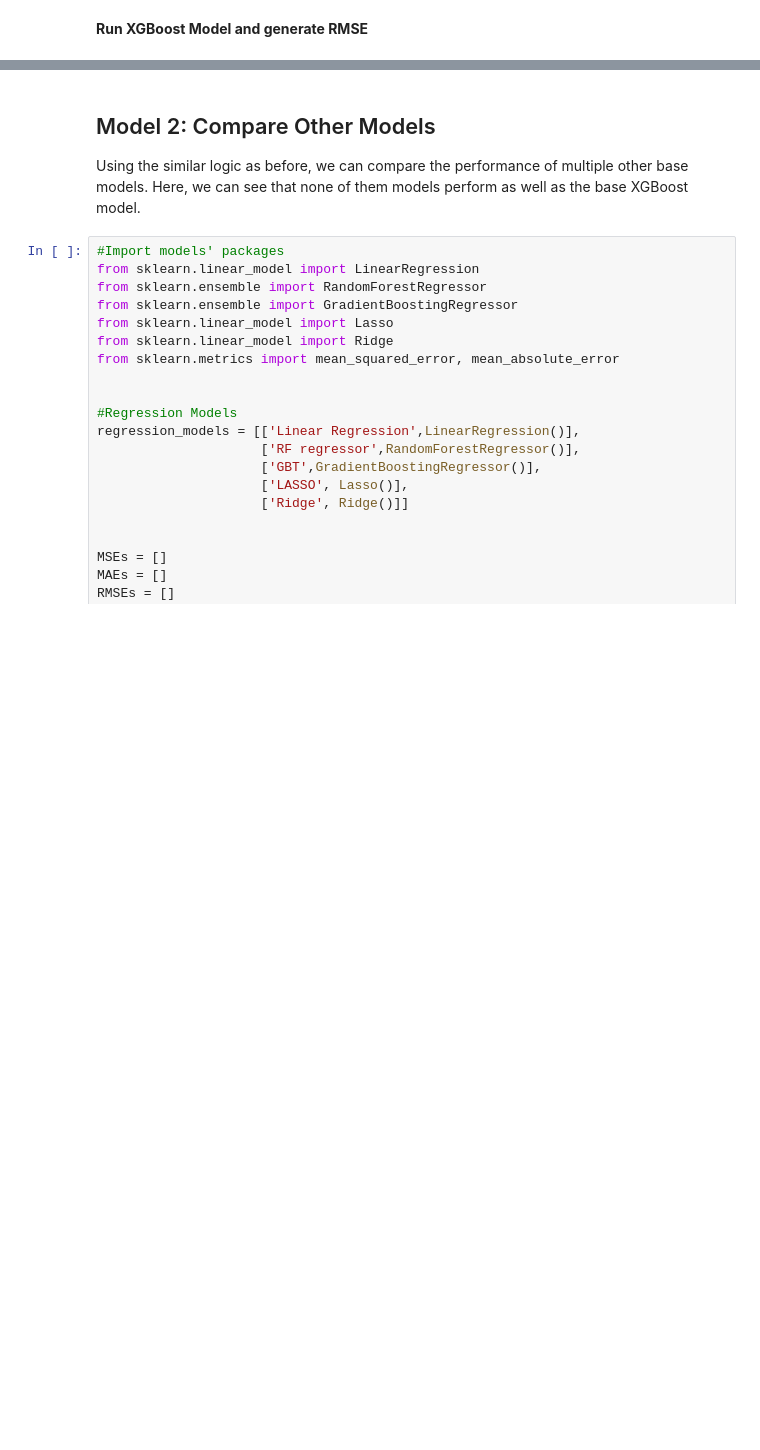
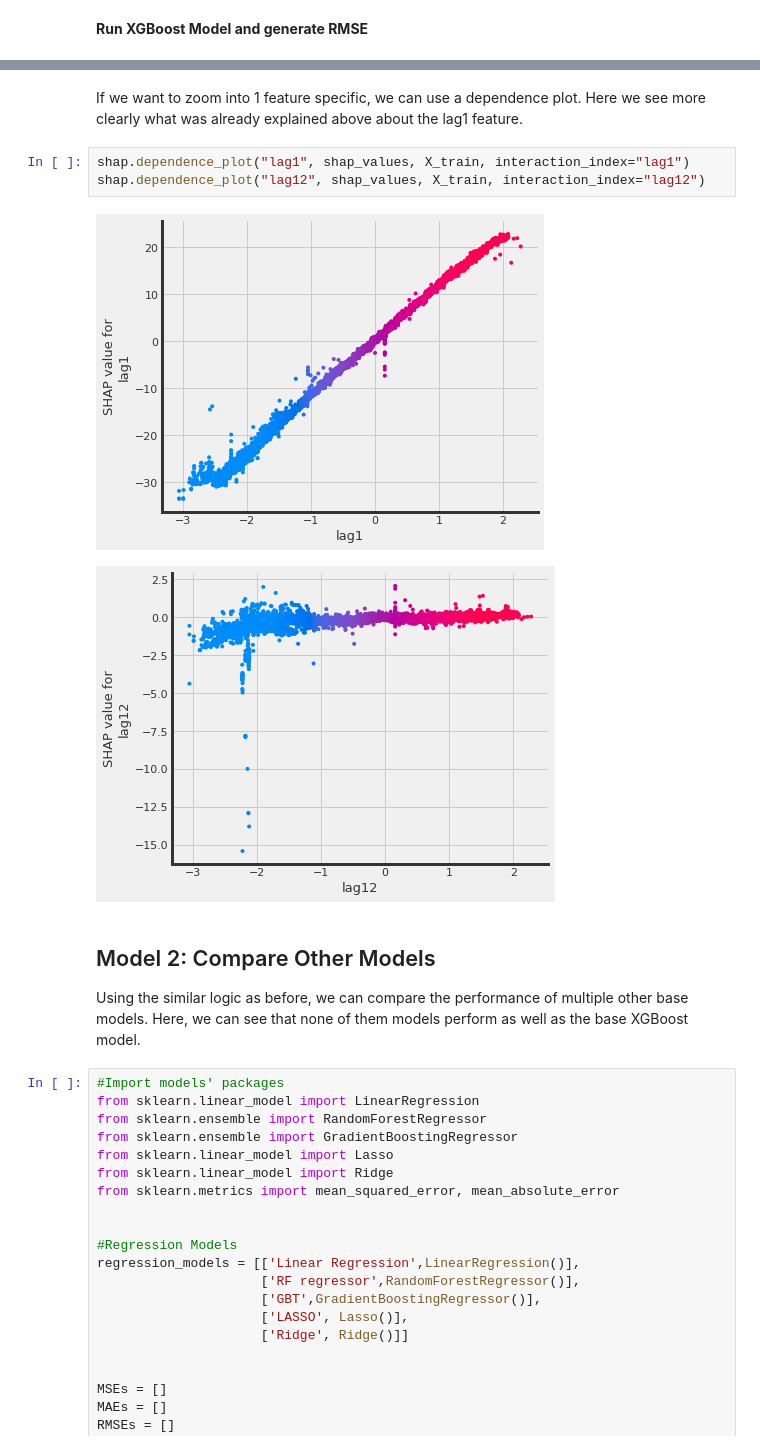
Before and after one commit to McGill-MMA-EnterpriseAnalytics/Cloud-Computations, a Jupyter notebook: INSY695_MLModels.ipynb, the cells around one changed output, grey strips where cells are left out. Saved outputs shown, nothing was run; the diff lists cells and outputs as text; blank space fills up the shorter version.

```diff
--- a/INSY695_MLModels.ipynb
+++ b/INSY695_MLModels.ipynb
@@ -237,3 +282,11 @@ xgb.plot_importance(xgb_model, ax=plt.gca())
+# %% [markdown]
+If we want to zoom into 1 feature specific, we can use a dependence plot. Here we see more clearly what was already explained above about the lag1 feature.
+# %%
+shap.dependence_plot("lag1", shap_values, X_train, interaction_index="lag1")
+shap.dependence_plot("lag12", shap_values, X_train, interaction_index="lag12")
+# %% [output]
+[figure, added]
+[figure, added]
 # %% [markdown]
 ## Model 2: Compare Other Models
 
```
Also changed, not shown: parts of 22 cells of this notebook, 2 other files.
